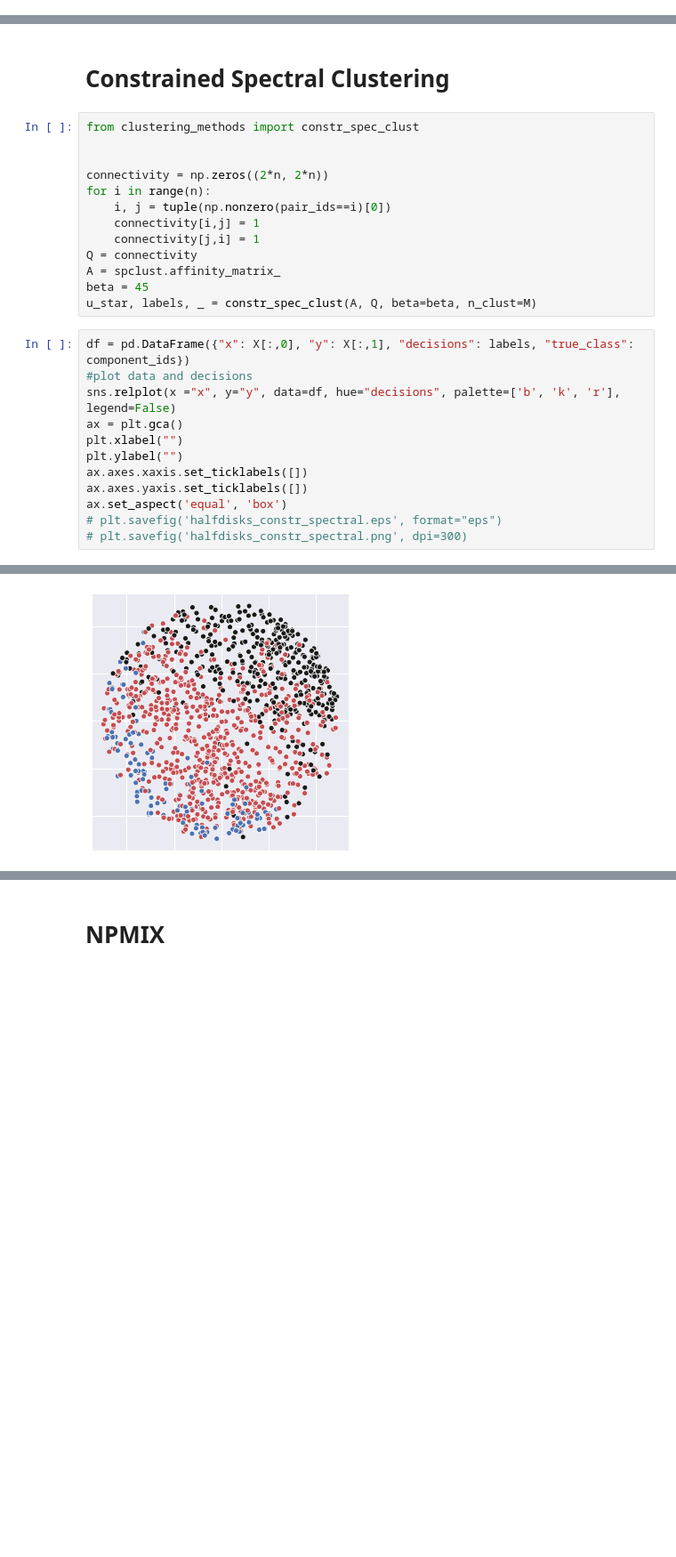
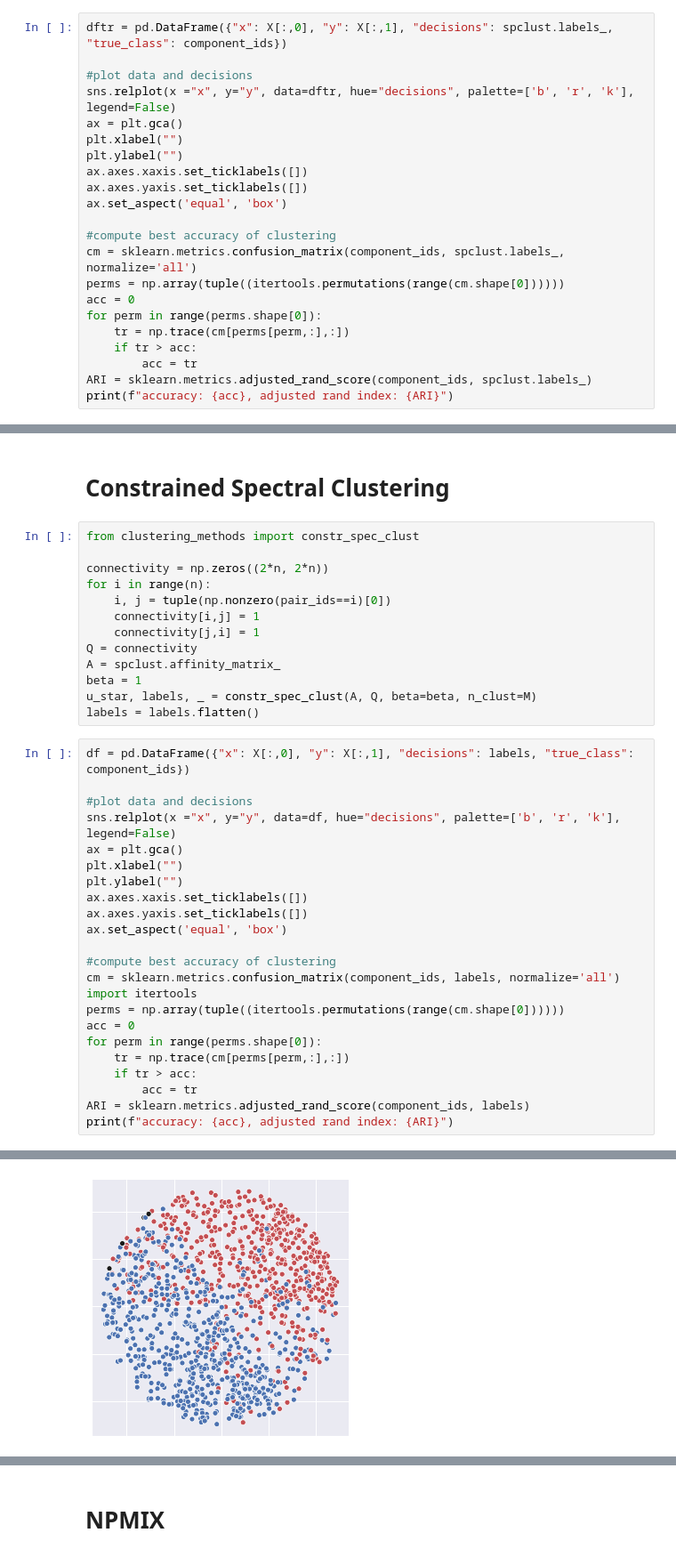
Before and after one commit to alex-ritchie/NDIGO, a Jupyter notebook: Half Disks Example.ipynb, the cells around one changed output, grey strips where cells are left out. Shown at 89% size. Saved outputs shown, nothing was run; the diff lists cells and outputs as text; blank space fills up the shorter version.

```diff
--- a/Half Disks Example.ipynb
+++ b/Half Disks Example.ipynb
@@ -293,0 +242,22 @@ sns.relplot(x ="x", y="y", data=dfh, hue="decisions")
+# %%
+dftr = pd.DataFrame({"x": X[:,0], "y": X[:,1], "decisions": spclust.labels_, "true_class": component_ids})
+
+#plot data and decisions
+sns.relplot(x ="x", y="y", data=dftr, hue="decisions", palette=['b', 'r', 'k'], legend=False)
+ax = plt.gca()
+plt.xlabel("")
+plt.ylabel("")
+ax.axes.xaxis.set_ticklabels([])
+ax.axes.yaxis.set_ticklabels([])
+ax.set_aspect('equal', 'box')
+
+#compute best accuracy of clustering
+cm = sklearn.metrics.confusion_matrix(component_ids, spclust.labels_, normalize='all')
+perms = np.array(tuple((itertools.permutations(range(cm.shape[0])))))
+acc = 0
+for perm in range(perms.shape[0]):
+    tr = np.trace(cm[perms[perm,:],:])
+    if tr > acc:
+        acc = tr
+ARI = sklearn.metrics.adjusted_rand_score(component_ids, spclust.labels_)
+print(f"accuracy: {acc}, adjusted rand index: {ARI}")
@@ -295,7 +268,6 @@ sns.relplot(x ="x", y="y", data=dfh, hue="decisions")
 # Constrained Spectral Clustering
 # %%
 from clustering_methods import constr_spec_clust
-
 
 connectivity = np.zeros((2*n, 2*n))
 for i in range(n):
@@ -304,18 +276,30 @@ for i in range(n):
     connectivity[j,i] = 1
 Q = connectivity
 A = spclust.affinity_matrix_
-beta = 45
+beta = 1
 u_star, labels, _ = constr_spec_clust(A, Q, beta=beta, n_clust=M)
+labels = labels.flatten()
 # %%
 df = pd.DataFrame({"x": X[:,0], "y": X[:,1], "decisions": labels, "true_class": component_ids})
+
 #plot data and decisions
-sns.relplot(x ="x", y="y", data=df, hue="decisions", palette=['b', 'k', 'r'], legend=False)
+sns.relplot(x ="x", y="y", data=df, hue="decisions", palette=['b', 'r', 'k'], legend=False)
 ax = plt.gca()
 plt.xlabel("")
 plt.ylabel("")
 ax.axes.xaxis.set_ticklabels([])
 ax.axes.yaxis.set_ticklabels([])
 ax.set_aspect('equal', 'box')
-# plt.savefig('halfdisks_constr_spectral.eps', format="eps")
-# plt.savefig('halfdisks_constr_spectral.png', dpi=300)
+
+#compute best accuracy of clustering
+cm = sklearn.metrics.confusion_matrix(component_ids, labels, normalize='all')
+import itertools
+perms = np.array(tuple((itertools.permutations(range(cm.shape[0])))))
+acc = 0
+for perm in range(perms.shape[0]):
+    tr = np.trace(cm[perms[perm,:],:])
+    if tr > acc:
+        acc = tr
+ARI = sklearn.metrics.adjusted_rand_score(component_ids, labels)
+print(f"accuracy: {acc}, adjusted rand index: {ARI}")
 # %% [output]
@@ -322 +307 @@ ax.set_aspect('equal', 'box')
-[figure, old version]
+[figure, new version]
```
Also changed, not shown: parts of 33 cells of this notebook, 1 other file.
